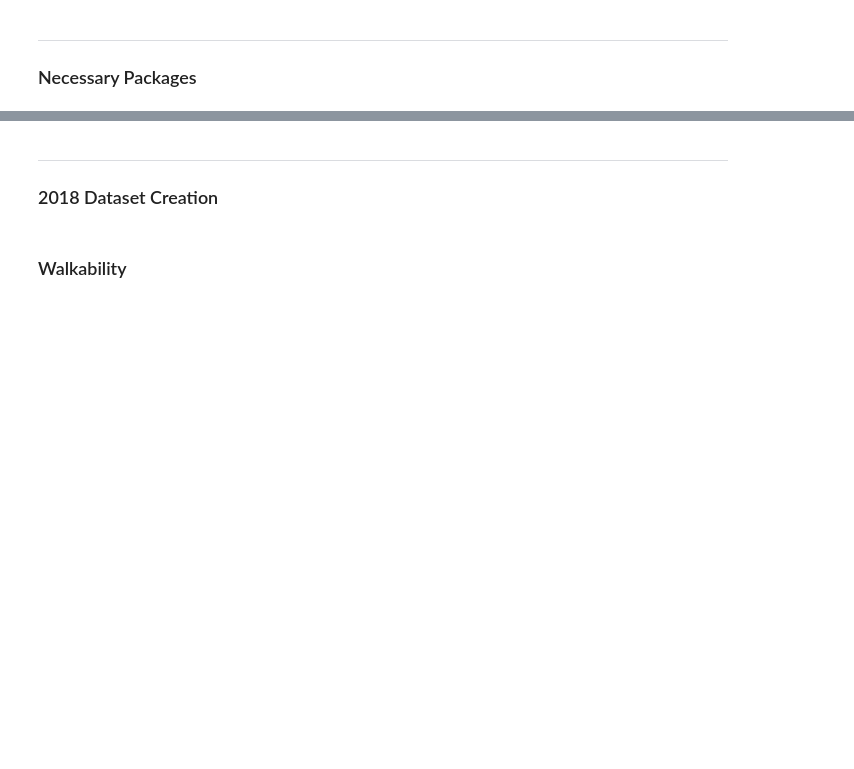
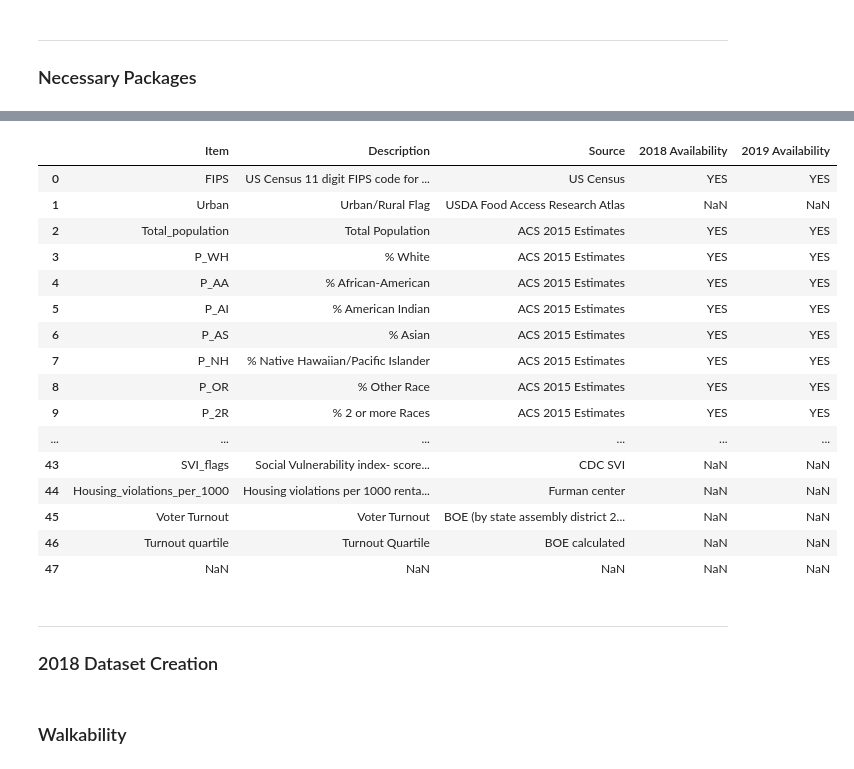
Before and after one commit to Jonathan-Himes/SDOH-GroupProject, a Jupyter notebook: Final Project-Master.ipynb, the cells around one changed output, grey strips where cells are left out. Drawn from its saved outputs; the diff is of its cells as text; code cells hidden in the pictures; blank space fills up the shorter version.

```diff
--- a/Final Project-Master.ipynb
+++ b/Final Project-Master.ipynb
@@ -36,3 +39,24 @@ from operator import truediv
+# %%
+summary = pd.read_csv('Data/SDOH_summary.csv')
+summary
+# %% [output]
+|  | Item | Description | Source | 2018 Availability | 2019 Availability |
+| 0 | FIPS | US Census 11 digit FIPS code for ... | US Census | YES | YES |
+| 1 | Urban | Urban/Rural Flag | USDA Food Access Research Atlas | NaN | NaN |
+| 2 | Total_population | Total Population | ACS 2015 Estimates | YES | YES |
+| 3 | P_WH | % White | ACS 2015 Estimates | YES | YES |
+| 4 | P_AA | % African-American | ACS 2015 Estimates | YES | YES |
+| 5 | P_AI | % American Indian | ACS 2015 Estimates | YES | YES |
+| 6 | P_AS | % Asian | ACS 2015 Estimates | YES | YES |
+| 7 | P_NH | % Native Hawaiian/Pacific Islander | ACS 2015 Estimates | YES | YES |
+| 8 | P_OR | % Other Race | ACS 2015 Estimates | YES | YES |
+| 9 | P_2R | % 2 or more Races | ACS 2015 Estimates | YES | YES |
+| ... | ... | ... | ... | ... | ... |
+| 43 | SVI_flags | Social Vulnerability index- score... | CDC SVI | NaN | NaN |
+| 44 | Housing_violations_per_1000 | Housing violations per 1000 renta... | Furman center | NaN | NaN |
+| 45 | Voter Turnout | Voter Turnout | BOE (by state assembly district 2... | NaN | NaN |
+| 46 | Turnout quartile | Turnout Quartile | BOE calculated | NaN | NaN |
+| 47 | NaN | NaN | NaN | NaN | NaN |
 # %% [markdown]
 ___
 <a id='data_prep_2018'></a>
```
Also changed, not shown: parts of 5 cells of this notebook.
